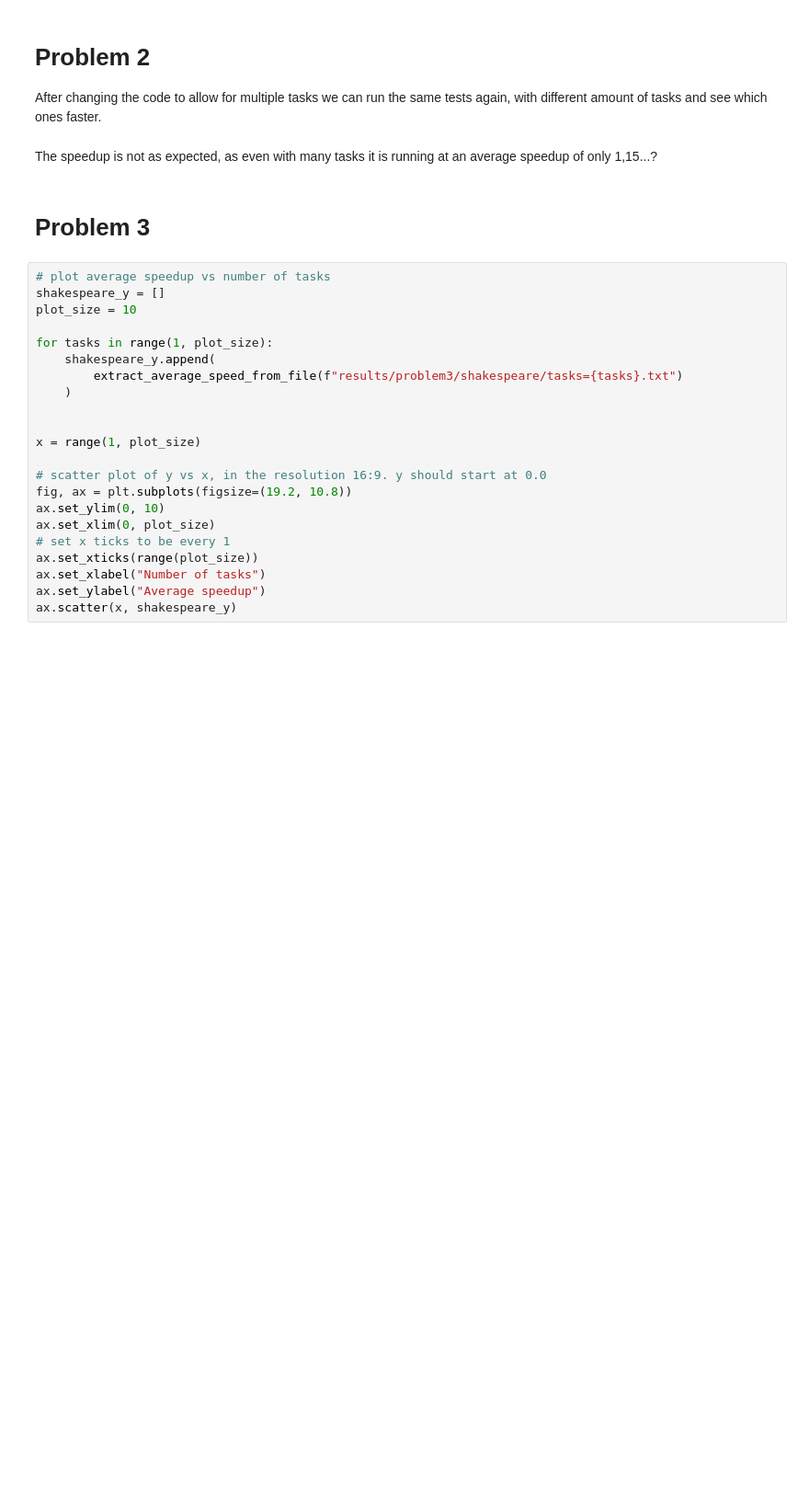
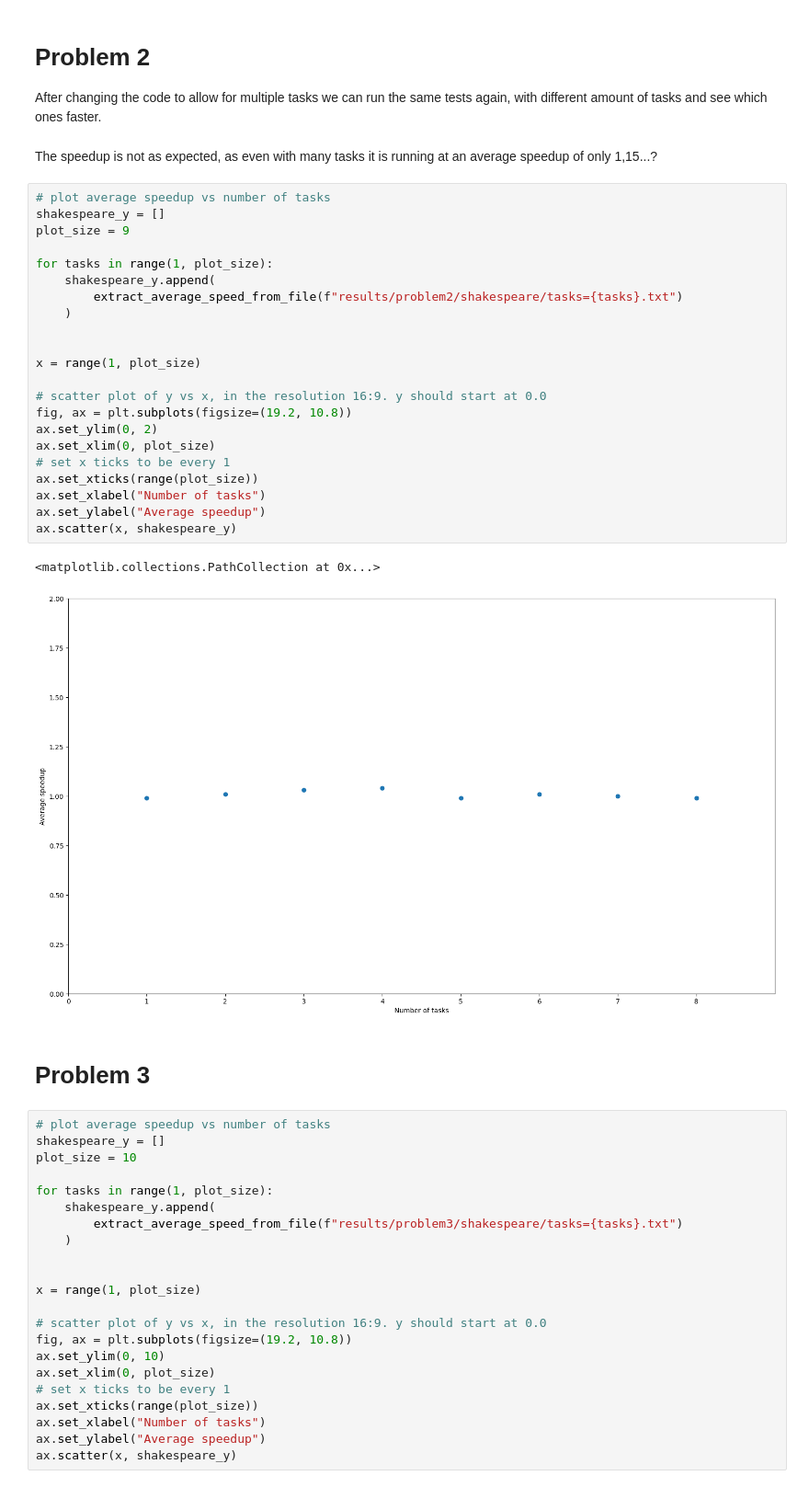
Before and after one commit to LarsRefsgaard/Mandatory1-02158, a Jupyter notebook: Graphs.ipynb, the cells around one changed output. Shown: that part at 92% size. Saved outputs shown, nothing was run; the diff lists cells and outputs as text; blank space fills up the shorter version.

```diff
--- a/Graphs.ipynb
+++ b/Graphs.ipynb
@@ -78,6 +78,31 @@ Now with a warmup of 2 we can get a much more stable line.
 After changing the code to allow for multiple tasks we can run the same tests again, with different amount of tasks and see which ones faster.
 # %% [markdown]
 The speedup is not as expected, as even with many tasks it is running at an average speedup of only 1,15...?
+# %%
+# plot average speedup vs number of tasks
+shakespeare_y = []
+plot_size = 9
+
+for tasks in range(1, plot_size):
+    shakespeare_y.append(
+        extract_average_speed_from_file(f"results/problem2/shakespeare/tasks={tasks}.txt")
+    )
+
+
+x = range(1, plot_size)
+
+# scatter plot of y vs x, in the resolution 16:9. y should start at 0.0
+fig, ax = plt.subplots(figsize=(19.2, 10.8))
+ax.set_ylim(0, 2)
+ax.set_xlim(0, plot_size)
+# set x ticks to be every 1
+ax.set_xticks(range(plot_size))
+ax.set_xlabel("Number of tasks")
+ax.set_ylabel("Average speedup")
+ax.scatter(x, shakespeare_y)
+# %% [output]
+<matplotlib.collections.PathCollection at 0x...>
+[figure, added]
 # %% [markdown]
 # Problem 3
 # %%
```
Also changed, not shown: parts of 3 cells of this notebook, 1 other file.
